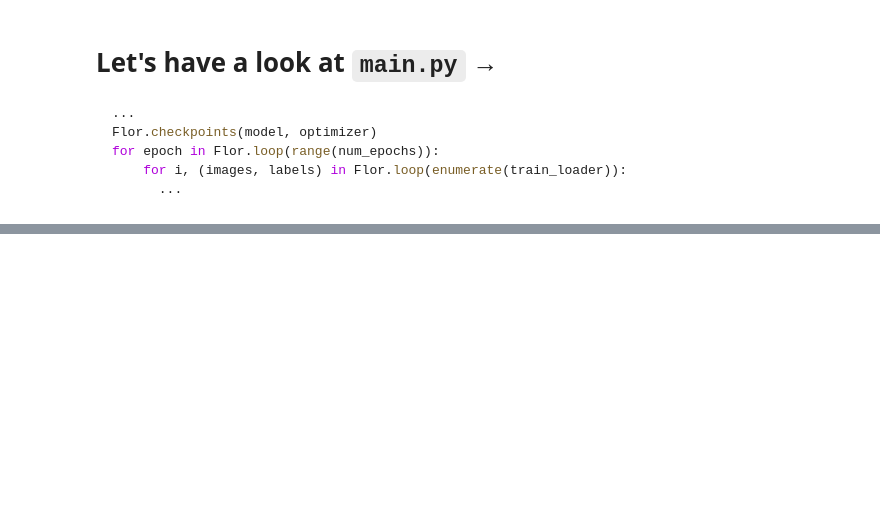
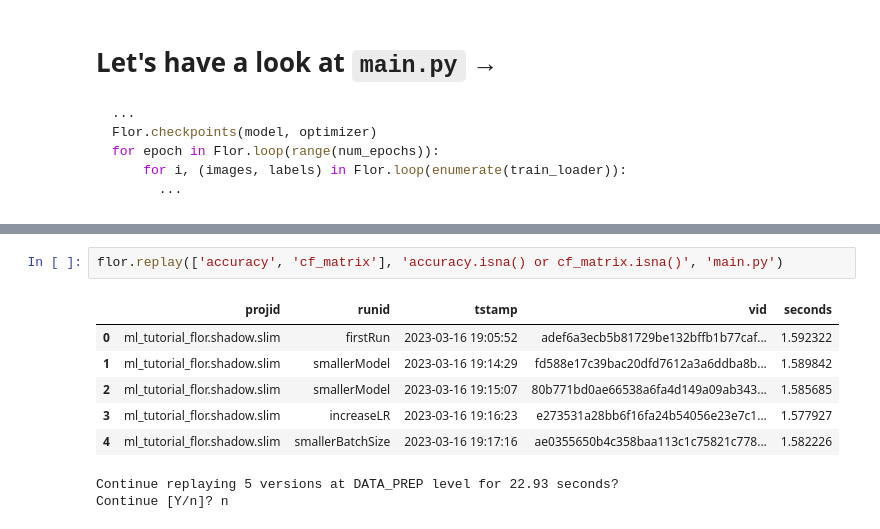
Before and after one commit to ucbrise/flor, a Jupyter notebook: presentations/CoreData_Flor.ipynb, the cells around one changed output, grey strips where cells are left out. Saved outputs shown, nothing was run; the diff lists cells and outputs as text; blank space fills up the shorter version.

```diff
--- a/presentations/CoreData_Flor.ipynb
+++ b/presentations/CoreData_Flor.ipynb
@@ -83,0 +108,11 @@ full_pivot(log_records())
+# %%
+flor.replay(['accuracy', 'cf_matrix'], 'accuracy.isna() or cf_matrix.isna()', 'main.py')
+# %% [output]
+|  | projid | runid | tstamp | vid | seconds |
+| 0 | ml_tutorial_flor.shadow.slim | firstRun | 2023-03-16 19:05:52 | adef6a3ecb5b81729be132bffb1b77caf... | 1.592322 |
+| 1 | ml_tutorial_flor.shadow.slim | smallerModel | 2023-03-16 19:14:29 | fd588e17c39bac20dfd7612a3a6ddba8b... | 1.589842 |
+| 2 | ml_tutorial_flor.shadow.slim | smallerModel | 2023-03-16 19:15:07 | 80b771bd0ae66538a6fa4d149a09ab343... | 1.585685 |
+| 3 | ml_tutorial_flor.shadow.slim | increaseLR | 2023-03-16 19:16:23 | e273531a28bb6f16fa24b54056e23e7c1... | 1.577927 |
+| 4 | ml_tutorial_flor.shadow.slim | smallerBatchSize | 2023-03-16 19:17:16 | ae0355650b4c358baa113c1c75821c778... | 1.582226 |
+Continue replaying 5 versions at DATA_PREP level for 22.93 seconds?
+Continue [Y/n]? n
```
Also changed, not shown: parts of 19 cells of this notebook, 2 other files.
